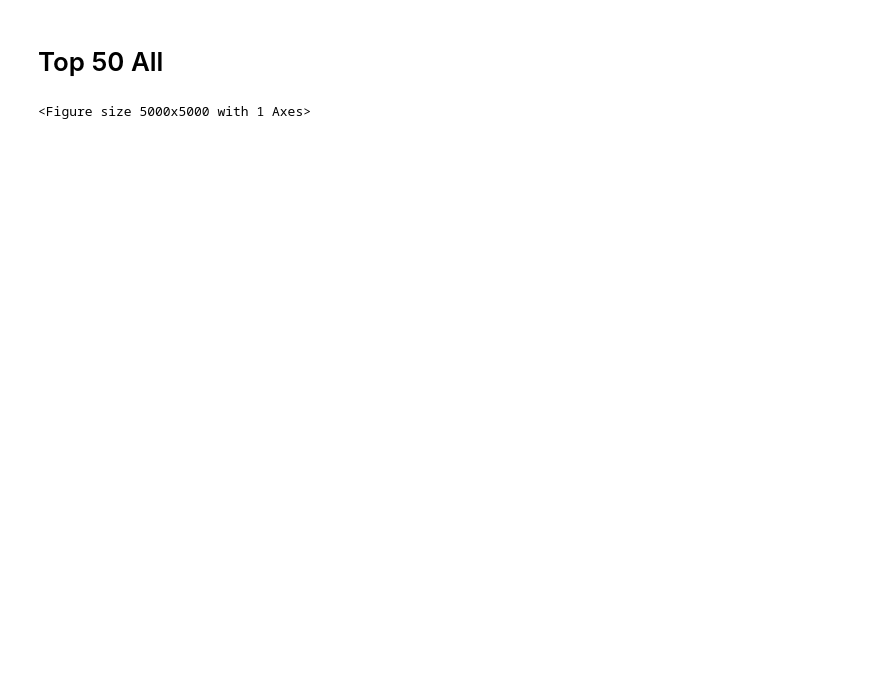
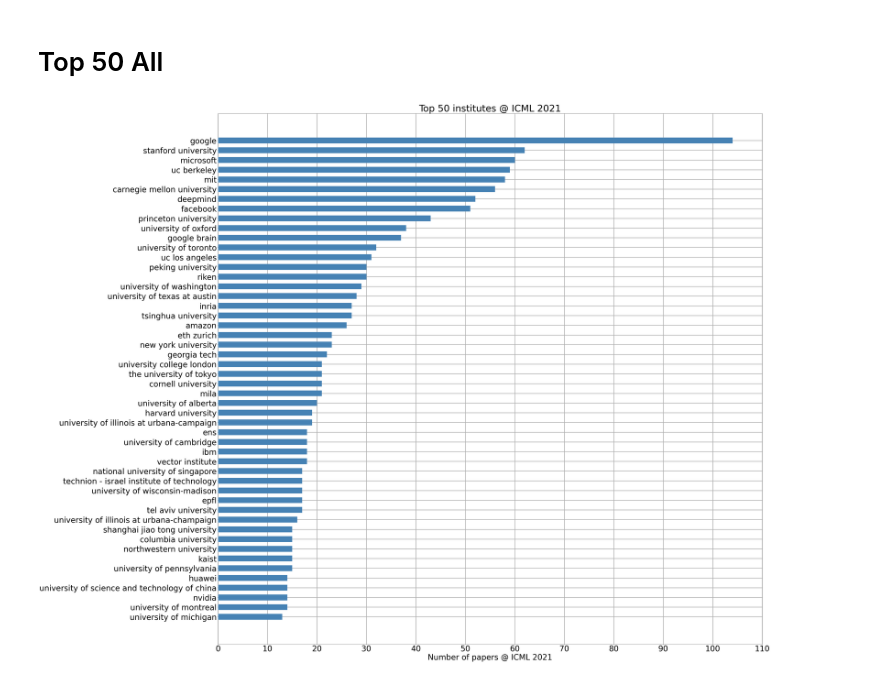
Before and after one commit to tung-nd/ICML-2021-Statistics, a Jupyter notebook: institute_stats.ipynb, the cells around one changed output. Drawn from its saved outputs; the diff is of its cells as text; code cells hidden in the pictures; blank space fills up the shorter version.

```diff
--- a/institute_stats.ipynb
+++ b/institute_stats.ipynb
@@ -48,28 +48,28 @@ industry_affi_count = Counter({k: v for k, v in dict(affi_count).items() if not
 # %%
 import matplotlib.pyplot as plt
 import numpy as np
 plt.rcParams.update({'font.size': 40})
 fig, ax = plt.subplots()
 fig.set_size_inches(50, 50)
 top = 50
 most_common = affi_count.most_common(top)
 most_common = [x for x in most_common]
 top_places = [obj[0] for obj in most_common]
 paper_counts = [obj[1] for obj in most_common]
 x = ax.barh(np.arange(0, 250, 5), paper_counts, height=3., align='center', zorder=3, color='steelblue')
 
 ax.set_yticks(np.arange(0, 250, 5))
 ax.set_yticklabels(top_places)
 ax.invert_yaxis()  # labels read top-to-bottom
 ax.set_xticks(list(range(0, 111, 10)))
 ax.set_xlabel('Number of papers @ ICML 2021')
-ax.set_title(f'top {top} institutes @ ICML 2021')
+ax.set_title(f'Top {top} institutes @ ICML 2021')
 # ax.set_title('Rank 100-200 institutes @ ICML 2021')
 ax.grid(linewidth=3)
 fig.savefig('icml_stats_top50.svg', bbox_inches='tight')
 plt.show()
 # %% [output]
-<Figure size 5000x5000 with 1 Axes>
+[figure, added]
 # %%
 plt.rcParams.update({'font.size': 40})
 fig, ax = plt.subplots()
```
Also changed, not shown: parts of 4 cells of this notebook, 2 other files.
